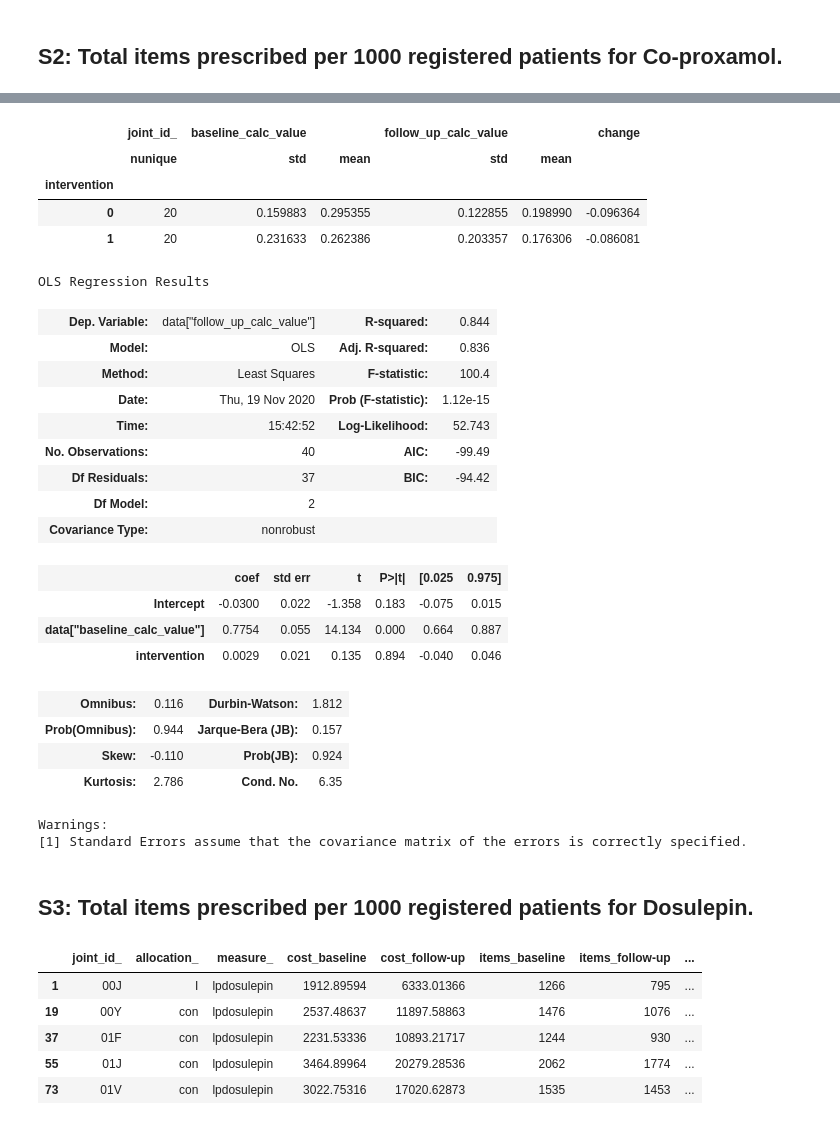
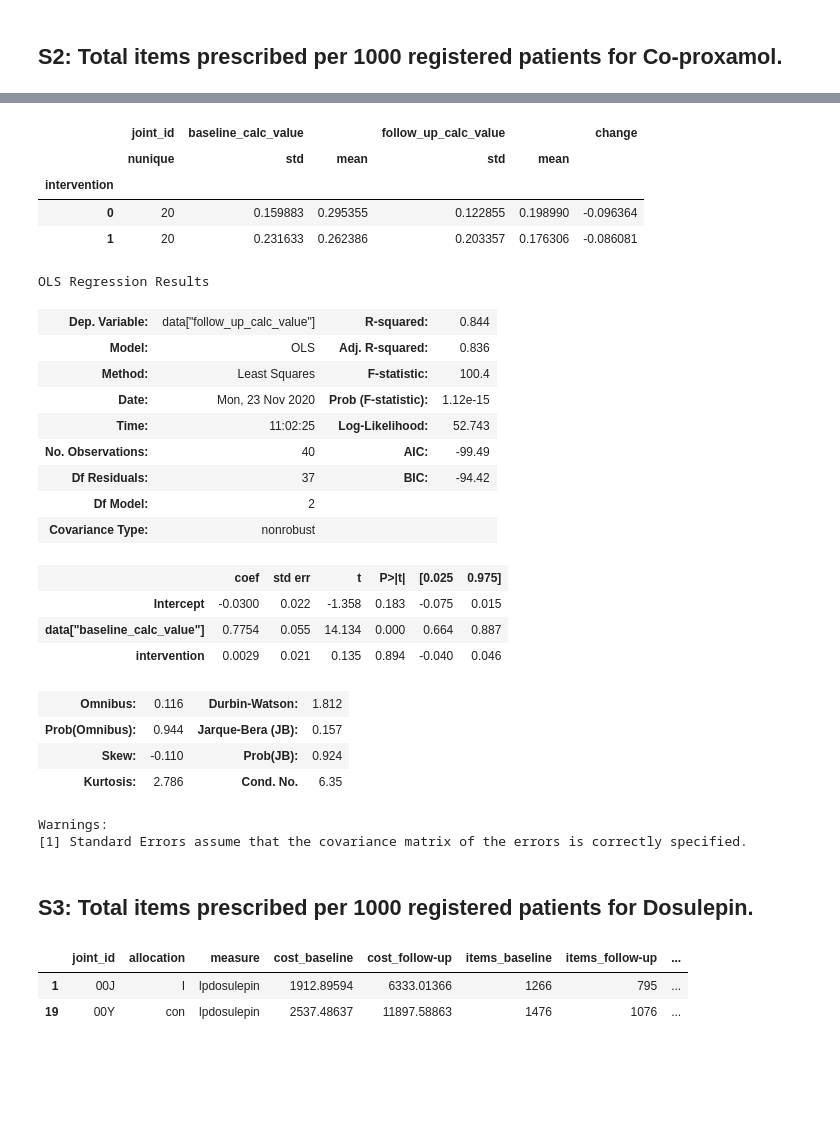
Before and after one commit to ebmdatalab/low-priority-CCG-visit-RCT, a Jupyter notebook: outcomes/Secondary outcome measures for LPP RCT top 3.ipynb, the cells around one changed output, grey strips where cells are left out. Saved outputs shown, nothing was run; the diff lists cells and outputs as text; code cells hidden in the pictures; blank space fills up the shorter version.

```diff
--- a/outcomes/Secondary outcome measures for LPP RCT top 3.ipynb
+++ b/outcomes/Secondary outcome measures for LPP RCT top 3.ipynb
@@ -33,0 +63,19 @@ rawdata.head()
+# %%
+### sum numerator and average population denominators for each CCG for each period
+agg_6m = df2.groupby(["measure","pct_id","period"]).agg({"cost":sum,"items":sum,"denominator":"mean"})
+agg_6m.head()
+
+### CCGs that have been allocated in the RCT
+ccgs = pd.read_csv(os.path.join('..','data','randomisation_group.csv'))
+# import joint team information
+team = pd.read_csv(os.path.join('..','data','joint_teams.csv'))
+
+ccgs = ccgs.merge(team,on="joint_team", how="left")
+#fill blank ccg_ids from joint_id column, so even CCGs not in Joint Teams
+# have a value for joint_id
+ccgs["pct_id"] = ccgs["ccg_id"].combine_first(ccgs["joint_id"])
+ccgs = ccgs[["joint_id","allocation","pct_id"]]
+
+# Combine CCG/Joint Team info with measure data
+rct_agg_6m = ccgs.merge(agg_6m.reset_index(), on="pct_id",how="left")
+rct_agg_6m.head(3)
@@ -33,0 +87,12 @@ rawdata.head()
+# %%
+# group up to Joint team groups
+# note: SUM both numerators and population denominator across geographies
+rct_agg_6m = rct_agg_6m.groupby(["joint_id","allocation","measure","period"])\
+       .sum().unstack().reset_index()
+rct_agg_6m.columns = rct_agg_6m.columns.map('_'.join).map(lambda x: x.strip("_"))
+
+### calculate aggregated measure values (cost only)
+rct_agg_6m["baseline_calc_value"] = rct_agg_6m.cost_baseline / rct_agg_6m.denominator_baseline
+rct_agg_6m["follow_up_calc_value"] = rct_agg_6m["cost_follow-up"] / rct_agg_6m["denominator_follow-up"]
+
+rct_agg_6m.head(2)
@@ -214,23 +191,20 @@ df6.head()
 # %%
 ## Secondary outcome: Total items prescribed per 1000 registered patients for Co-proxamol.
-import statsmodels.formula.api as smf
-data = df6.copy().reset_index()
+data = coprox.copy().reset_index()
 # create a new Series called "intervention" to convert intervention/control to numerical values
-data['intervention'] = data.allocation_.map({'con':0, 'I':1})
+data['intervention'] = data.allocation.map({'con':0, 'I':1})
 
-
-out = data.groupby("intervention").agg({"joint_id_":"nunique",
+# summary data:
+out = data.groupby("intervention").agg({"joint_id":"nunique",
                                  "baseline_calc_value":{"mean","std"},
                                  "follow_up_calc_value":{"mean","std"}})
-
 out["change"] = out[("follow_up_calc_value","mean")] - out[("baseline_calc_value","mean")]
-
 display(out)
 
 formula = ('data["follow_up_calc_value"] ~ data["baseline_calc_value"] +intervention')
 compute_regression(data, formula=formula)
 # %% [output]
-|  | joint_id_ | baseline_calc_value |  | follow_up_calc_value |  | change |
+|  | joint_id | baseline_calc_value |  | follow_up_calc_value |  | change |
 |  | nunique | std | mean | std | mean |  |
 | intervention |  |  |  |  |  |  |
 | 0 | 20 | 0.159883 | 0.295355 | 0.122855 | 0.198990 | -0.096364 |
@@ -239,8 +213,8 @@ OLS Regression Results
 | Dep. Variable: | data["follow_up_calc_value"] | R-squared: | 0.844 |
 | Model: | OLS | Adj. R-squared: | 0.836 |
 | Method: | Least Squares | F-statistic: | 100.4 |
-| Date: | Thu, 19 Nov 2020 | Prob (F-statistic): | 1.12e-15 |
-| Time: | 15:42:52 | Log-Likelihood: | 52.743 |
+| Date: | Mon, 23 Nov 2020 | Prob (F-statistic): | 1.12e-15 |
+| Time: | 11:02:25 | Log-Likelihood: | 52.743 |
 | No. Observations: | 40 | AIC: | -99.49 |
 | Df Residuals: | 37 | BIC: | -94.42 |
 | Df Model: | 2 |  |  |
@@ -259,19 +233,16 @@ Warnings:
 ## S3: Total items prescribed per 1000 registered patients for Dosulepin.
 # %%
 # filter data for dosulepin measure:
-df7 = df2c.copy()
-df7 = df7.loc[df7.measure_=="lpdosulepin"]
+dosulepin = rct_agg_6m.copy()
+dosulepin = dosulepin.loc[dosulepin.measure=="lpdosulepin"]
 
 ### calculate aggregated measure values (items per 1000 patients)
-df7["baseline_calc_value"] = df7.items_baseline / df7.denominator_baseline
-df7["follow_up_calc_value"] = df7["items_follow-up"] / df7["denominator_follow-up"]
-df7.head()
+dosulepin["baseline_calc_value"] = dosulepin.items_baseline / dosulepin.denominator_baseline
+dosulepin["follow_up_calc_value"] = dosulepin["items_follow-up"] / dosulepin["denominator_follow-up"]
+dosulepin.head(2)
 # %% [output]
-|  | joint_id_ | allocation_ | measure_ | cost_baseline | cost_follow-up | items_baseline | items_follow-up | ... |
+|  | joint_id | allocation | measure | cost_baseline | cost_follow-up | items_baseline | items_follow-up | ... |
 | 1 | 00J | I | lpdosulepin | 1912.89594 | 6333.01366 | 1266 | 795 | ... |
 | 19 | 00Y | con | lpdosulepin | 2537.48637 | 11897.58863 | 1476 | 1076 | ... |
-| 37 | 01F | con | lpdosulepin | 2231.53336 | 10893.21717 | 1244 | 930 | ... |
-| 55 | 01J | con | lpdosulepin | 3464.89964 | 20279.28536 | 2062 | 1774 | ... |
-| 73 | 01V | con | lpdosulepin | 3022.75316 | 17020.62873 | 1535 | 1453 | ... |
 # %%
 ## Secondary outcome: Total items prescribed per 1000 registered patients for Dosulepin.
```
Also changed, not shown: parts of 14 cells of this notebook, 3 other files.
